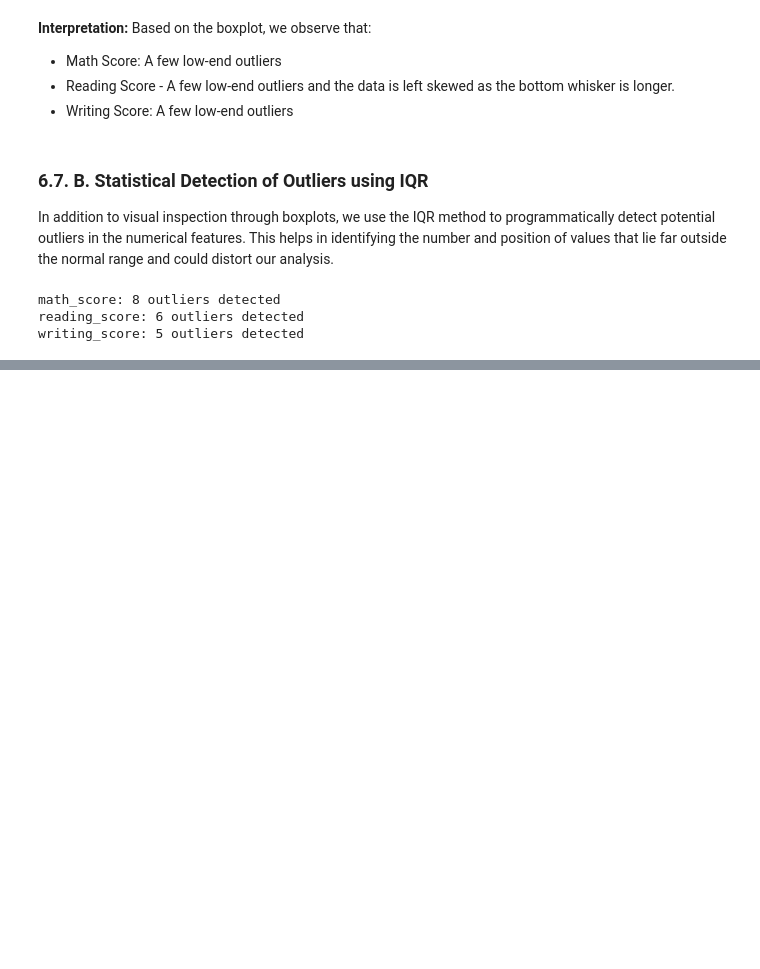
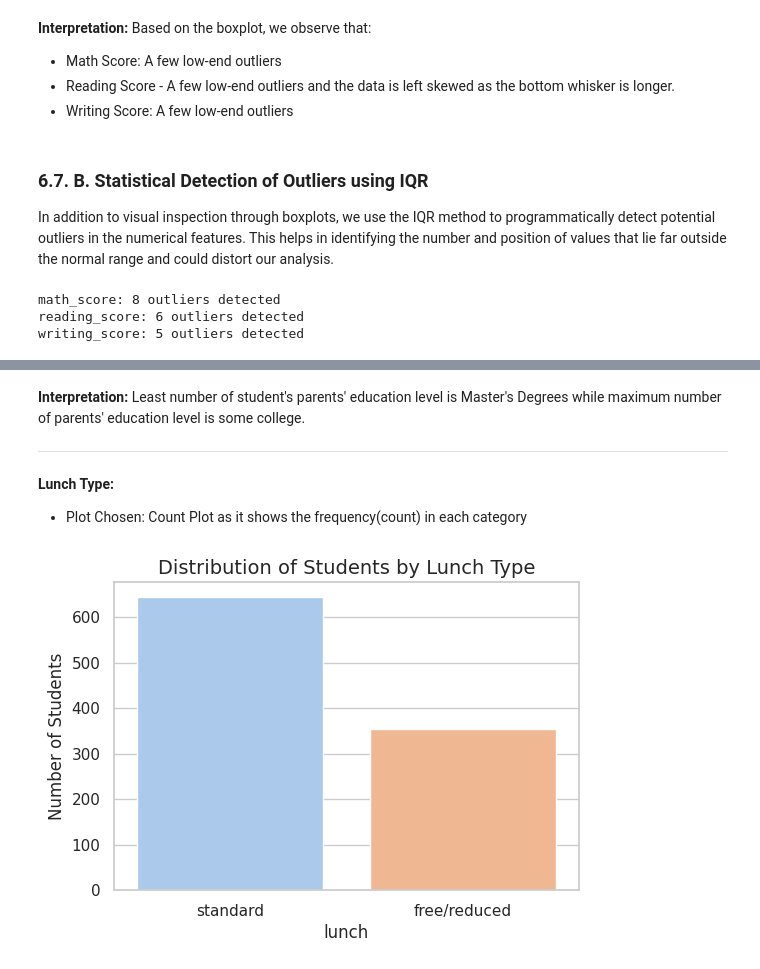
Before and after one commit to RidhimaJain/StudentPerformance-EDA, a Jupyter notebook: EDA_Student_Performance_Dataset.ipynb, the cells around one changed output, grey strips where cells are left out. Cells and saved outputs as stored; diff of their text form; code cells hidden in the pictures; blank space fills up the shorter version.

```diff
--- a/EDA_Student_Performance_Dataset.ipynb
+++ b/EDA_Student_Performance_Dataset.ipynb
@@ -314,0 +397,22 @@ writing_score: 5 outliers detected
+# %% [markdown]
+**Interpretation:** Least number of student's parents' education level is Master's Degrees while maximum number of parents' education level is some college.
+
+
+---
+# %% [markdown]
+**Lunch Type:**
+- Plot Chosen: Count Plot as it shows the frequency(count) in each category
+# %%
+#Create the count plot for race/ethnicity
+plt.figure(figsize=(6, 4))
+sns.countplot(x='lunch', data=df, hue='lunch', palette='pastel')
+
+# Add plot title and axis labels
+plt.title('Distribution of Students by Lunch Type', fontsize=14)
+plt.xlabel('lunch', fontsize=12)
+plt.ylabel('Number of Students', fontsize=12)
+
+# Display the plot
+plt.show()
+# %% [output]
+[figure, added]
```
Also changed, not shown: parts of 19 cells of this notebook.
